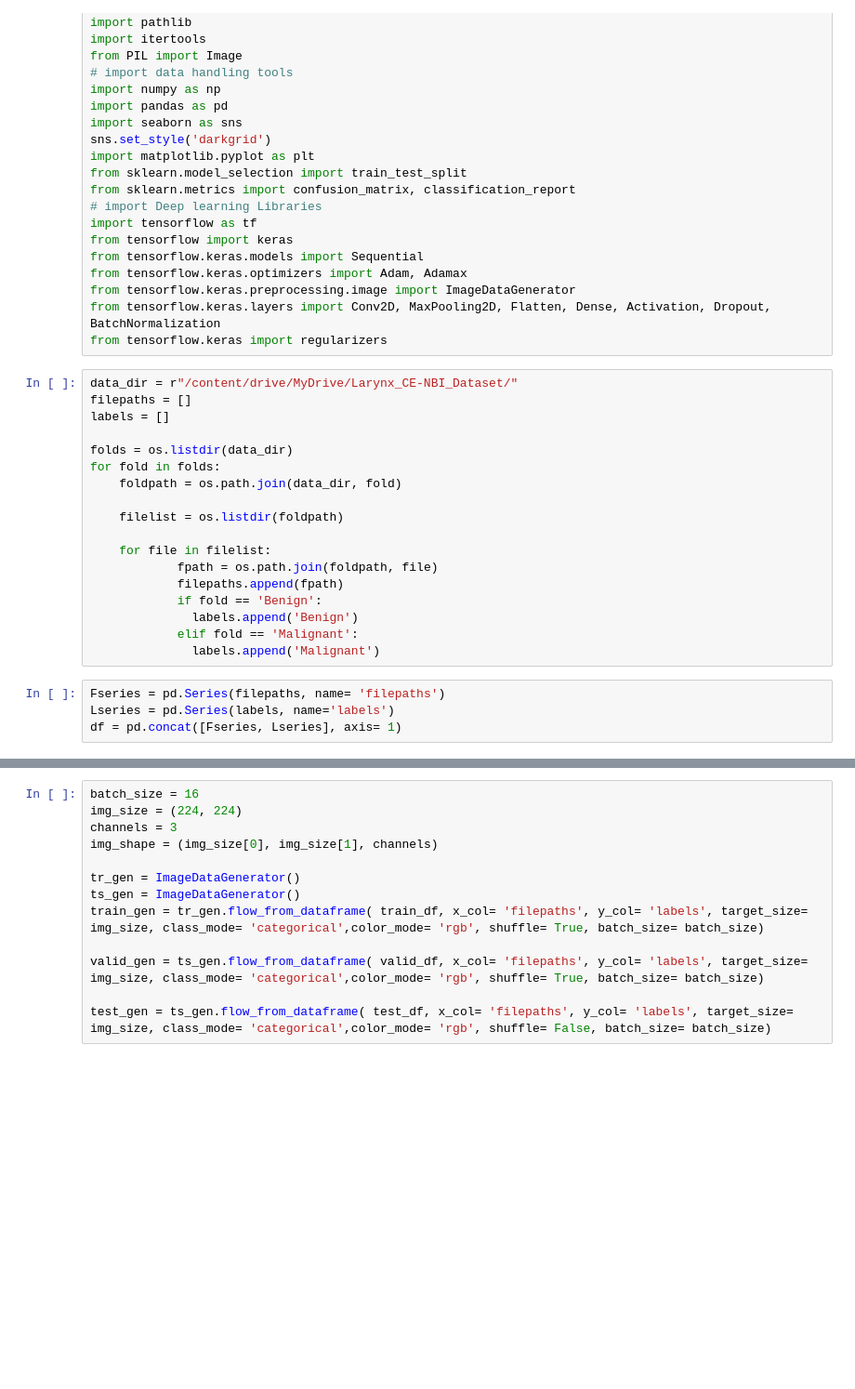
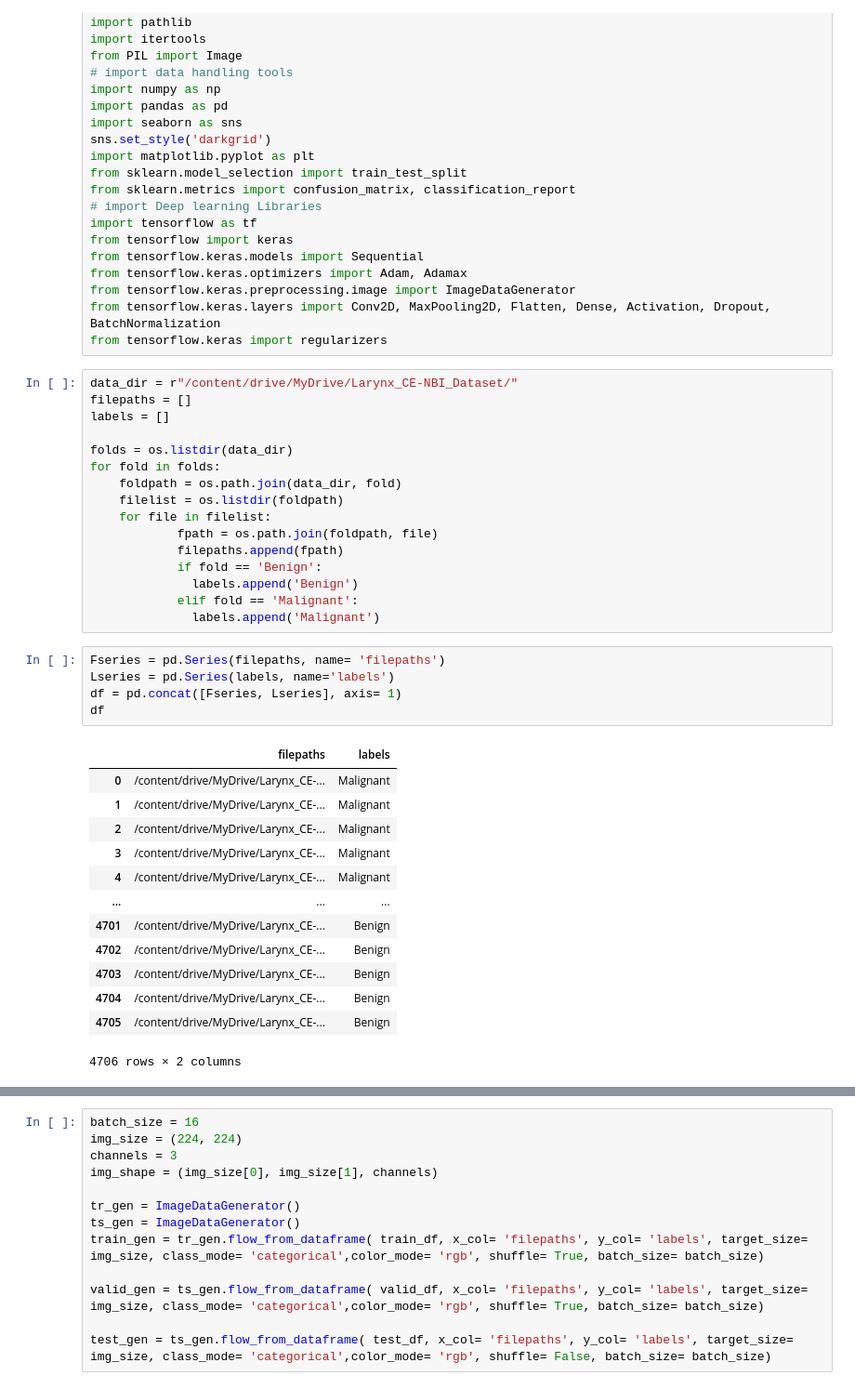
Before and after one commit to usmn777/Deep_Learning, a Jupyter notebook: EfficientNetB3.ipynb, the cells around one changed output, grey strips where cells are left out. Shown at 93% size. Cells and saved outputs as stored; diff of their text form; blank space fills up the shorter version.

```diff
--- a/EfficientNetB3.ipynb
+++ b/EfficientNetB3.ipynb
@@ -31,9 +31,7 @@ labels = []
 folds = os.listdir(data_dir)
 for fold in folds:
     foldpath = os.path.join(data_dir, fold)
-
     filelist = os.listdir(foldpath)
-
     for file in filelist:
             fpath = os.path.join(foldpath, file)
             filepaths.append(fpath)
@@ -44,7 +42,22 @@ for fold in folds:
 # %%
 Fseries = pd.Series(filepaths, name= 'filepaths')
 Lseries = pd.Series(labels, name='labels')
 df = pd.concat([Fseries, Lseries], axis= 1)
+df
+# %% [output]
+|  | filepaths | labels |
+| 0 | /content/drive/MyDrive/Larynx_CE-... | Malignant |
+| 1 | /content/drive/MyDrive/Larynx_CE-... | Malignant |
+| 2 | /content/drive/MyDrive/Larynx_CE-... | Malignant |
+| 3 | /content/drive/MyDrive/Larynx_CE-... | Malignant |
+| 4 | /content/drive/MyDrive/Larynx_CE-... | Malignant |
+| ... | ... | ... |
+| 4701 | /content/drive/MyDrive/Larynx_CE-... | Benign |
+| 4702 | /content/drive/MyDrive/Larynx_CE-... | Benign |
+| 4703 | /content/drive/MyDrive/Larynx_CE-... | Benign |
+| 4704 | /content/drive/MyDrive/Larynx_CE-... | Benign |
+| 4705 | /content/drive/MyDrive/Larynx_CE-... | Benign |
+4706 rows × 2 columns
 # %%
 # train dataframe
 train_df, dummy_df = train_test_split(df,train_size= 0.8, shuffle= True, random_state= 123)
```
Also changed, not shown: parts of 1 cell of this notebook.
